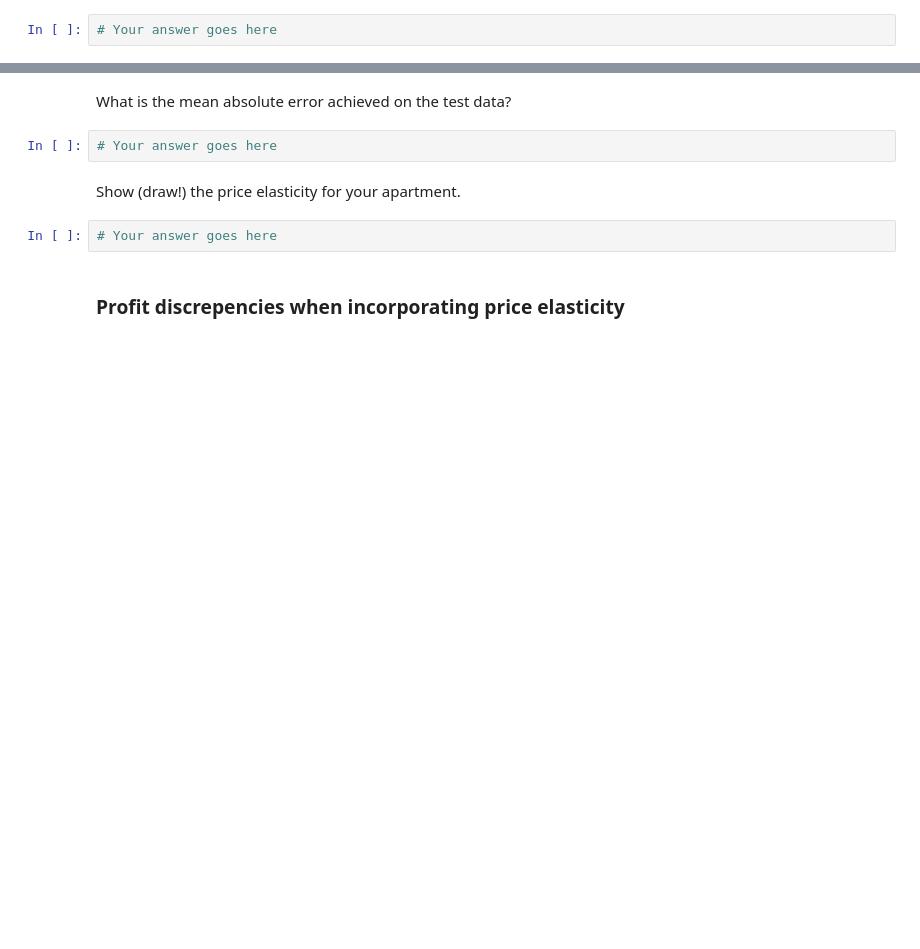
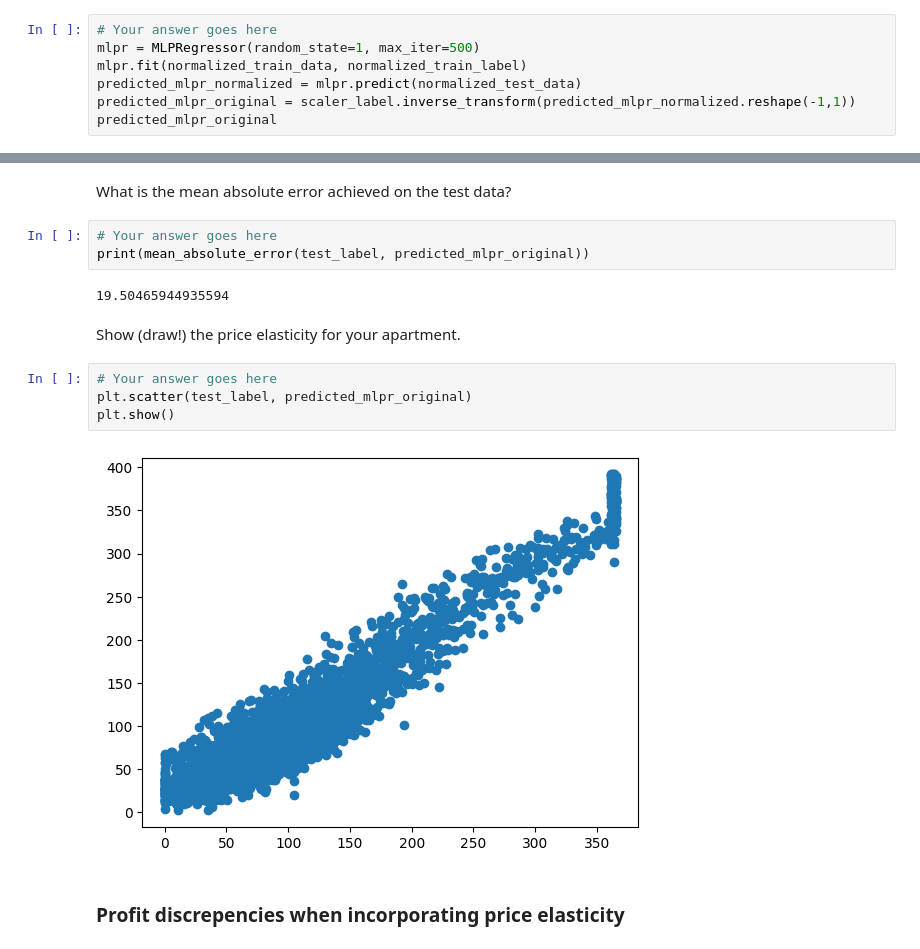
Before and after one commit to drtghosh/intro-to-data-science-assignment, a Jupyter notebook: assignment_1.ipynb, the cells around one changed output, grey strips where cells are left out. Cells and saved outputs as stored; diff of their text form; blank space fills up the shorter version.

```diff
--- a/assignment_1.ipynb
+++ b/assignment_1.ipynb
@@ -765,3 +788,8 @@ _Answer:_
 Learn a neural network (multilayer perceptron) to predict the utilization of an AirBnB.
 # %%
 # Your answer goes here
+mlpr = MLPRegressor(random_state=1, max_iter=500)
+mlpr.fit(normalized_train_data, normalized_train_label)
+predicted_mlpr_normalized = mlpr.predict(normalized_test_data)
+predicted_mlpr_original = scaler_label.inverse_transform(predicted_mlpr_normalized.reshape(-1,1))
+predicted_mlpr_original
@@ -769,10 +805,17 @@ Learn a neural network (multilayer perceptron) to predict the utilization of an
 What is the mean absolute error achieved on the test data?
 # %%
 # Your answer goes here
+print(mean_absolute_error(test_label, predicted_mlpr_original))
+# %% [output]
+19.50465944935594
 # %% [markdown]
 Show (draw!) the price elasticity for your apartment.
 # %%
 # Your answer goes here
+plt.scatter(test_label, predicted_mlpr_original)
+plt.show()
+# %% [output]
+[figure, added]
 # %% [markdown]
 ### Profit discrepencies when incorporating price elasticity
 # %% [markdown]
```
Also changed, not shown: parts of 13 cells of this notebook.
